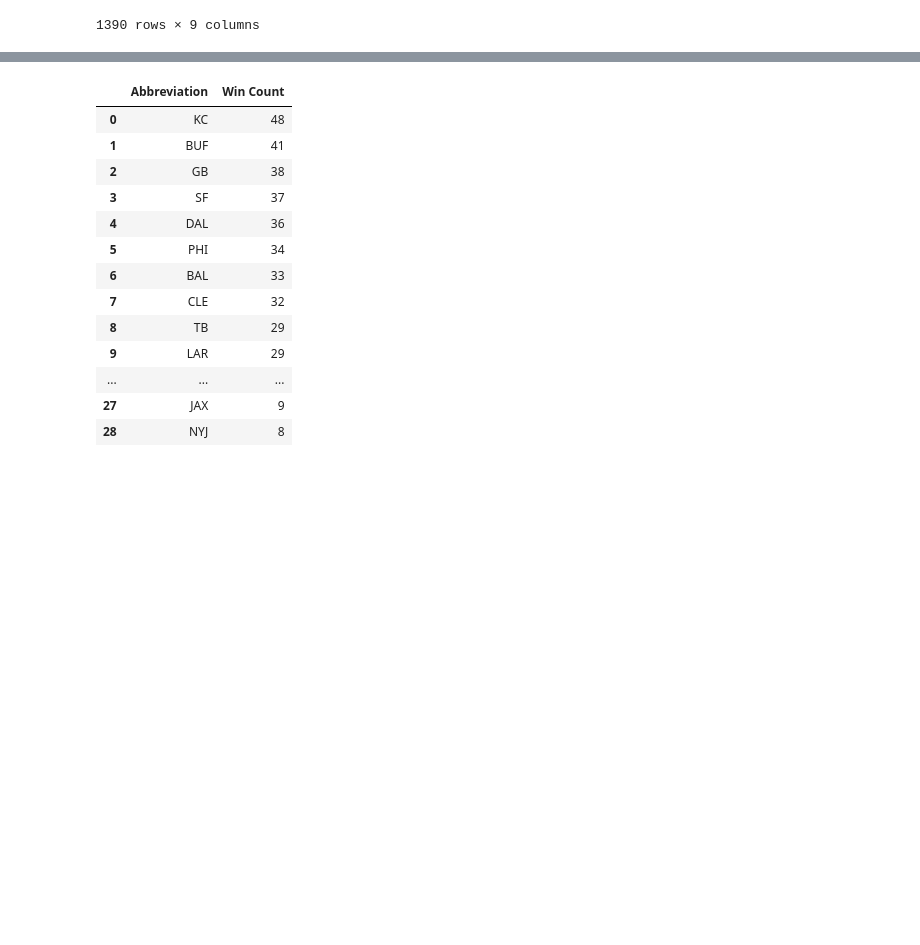
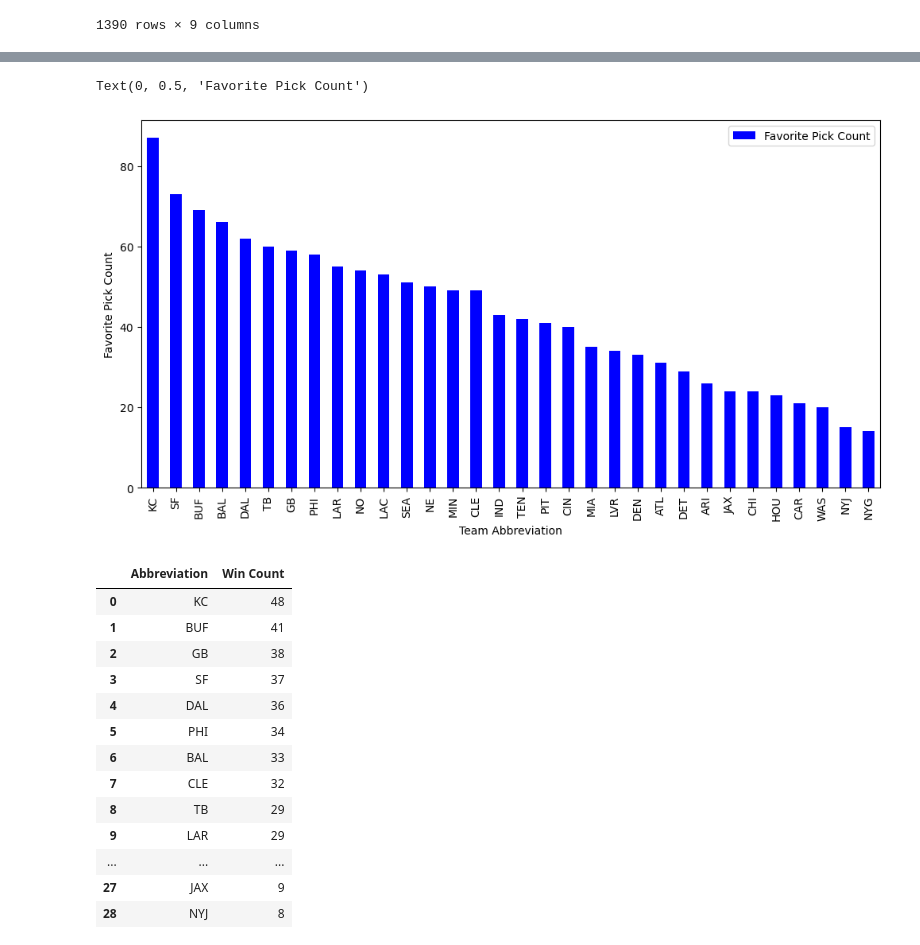
Before and after one commit to tarsian/Group_1-Project_1, a Jupyter notebook: NFL Betting/NFL_betting(Kwangho).ipynb, the cells around one changed output, grey strips where cells are left out. Saved outputs shown, nothing was run; the diff lists cells and outputs as text; code cells hidden in the pictures; blank space fills up the shorter version.

```diff
--- a/NFL Betting/NFL_betting(Kwangho).ipynb
+++ b/NFL Betting/NFL_betting(Kwangho).ipynb
@@ -25,8 +32,12 @@ spreadspoke_scores_df
 | 13800 | 2/11/2024 | 2023 | Superbowl | True | Kansas City Chiefs | 25 | 22 | ... |
 13801 rows × 17 columns
 # %%
+# Change Abbreviation with Old Abbreviation to Recent Abbreviation
+nfl_teams_df['Abbreviation'] = nfl_teams_df['Abbreviation'].replace('LV', 'LVR')
+spreadspoke_scores_df['team_favorite_id'] = spreadspoke_scores_df['team_favorite_id'].replace('LV', 'LVR')
+
 # Data cleaning and filtering
-nfl_teams_df['Abbreviation'] = nfl_teams_df['Abbreviation'].replace('LV', 'LVR')
+# nfl_teams_clean_df = nfl_teams_df.drop(columns=['Conference', 'Division'])
 last_5_years_df = spreadspoke_scores_df[spreadspoke_scores_df['schedule_season'] >= 2019]
 clean_df = last_5_years_df.drop(columns=['stadium', 'stadium_neutral', 'weather_temperature', 'weather_wind_mph',
                               'weather_humidity', 'weather_detail', 'spread_favorite', 'over_under_line'])
@@ -75,0 +59,6 @@ team_favorite_count_df
+# %%
+# Count of favorite team appearances
+team_favorite_count = clean_df["team_favorite_id"].value_counts()
+team_favorite_count_df = team_favorite_count.reset_index()
+team_favorite_count_df.columns = ['Abbreviation', 'Favorite Pick Count']
+team_favorite_count_df
@@ -76,3 +83,13 @@ team_favorite_count_df
+# %%
+# Generate Bar Graph
+team_favorite_count_df.plot(kind='bar', x='Abbreviation', y='Favorite Pick Count', color='blue', figsize=(12, 6))
+
+# Labeling x-axis and y-axis
+plt.xlabel('Team Abbreviation')
+plt.ylabel('Favorite Pick Count')
+# %% [output]
+Text(0, 0.5, 'Favorite Pick Count')
+[figure, added]
 # %%
 # Count of favorite team appearances
 
```
Also changed, not shown: parts of 14 cells of this notebook.
